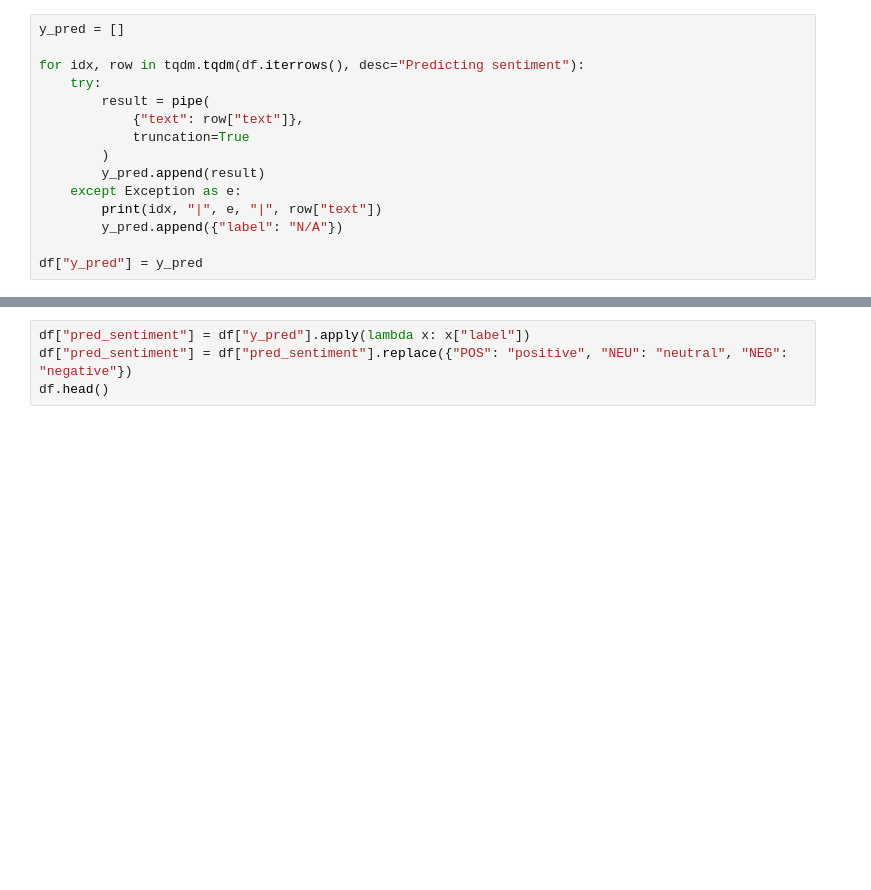
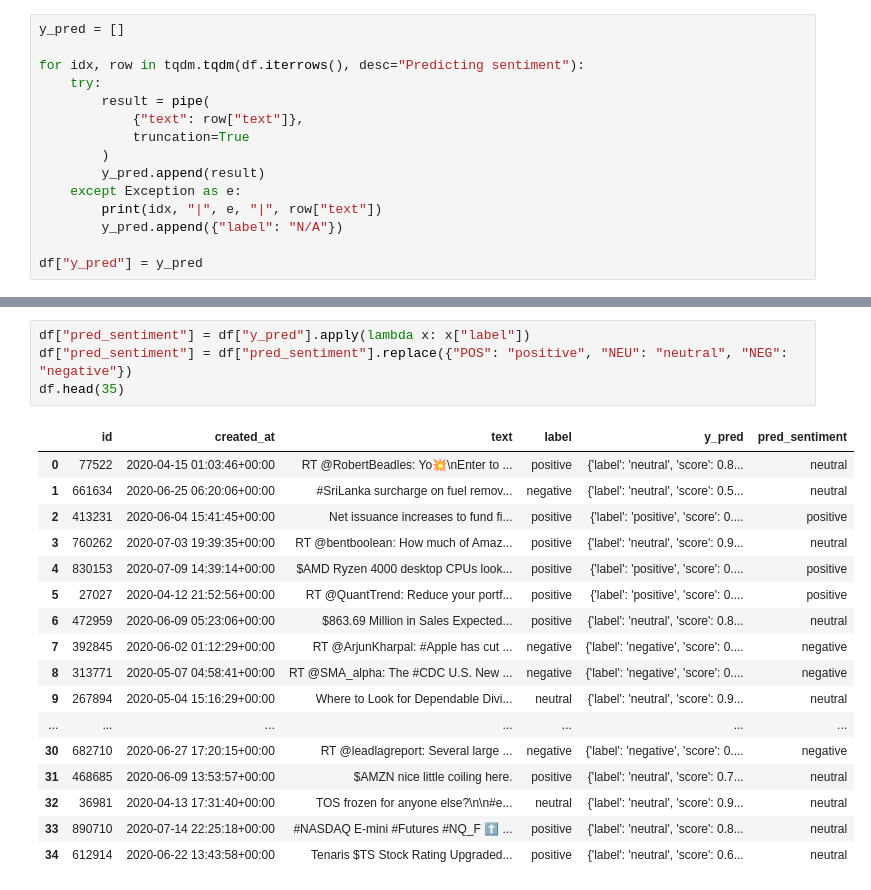
Before and after one commit to NiklasSeitherDHBW/NLP-CrowdFlow, a Jupyter notebook: src/finbert.ipynb, the cells around one changed output, grey strips where cells are left out. Drawn from its saved outputs; the diff is of its cells as text; blank space fills up the shorter version.

```diff
--- a/src/finbert.ipynb
+++ b/src/finbert.ipynb
@@ -32,7 +36,25 @@ df.head()
 # %%
 df["pred_sentiment"] = df["y_pred"].apply(lambda x: x["label"])
 df["pred_sentiment"] = df["pred_sentiment"].replace({"POS": "positive", "NEU": "neutral", "NEG": "negative"})
-df.head()
+df.head(35)
+# %% [output]
+|  | id | created_at | text | label | y_pred | pred_sentiment |
+| 0 | 77522 | 2020-04-15 01:03:46+00:00 | RT @RobertBeadles: Yo💥\nEnter to ... | positive | {'label': 'neutral', 'score': 0.8... | neutral |
+| 1 | 661634 | 2020-06-25 06:20:06+00:00 | #SriLanka surcharge on fuel remov... | negative | {'label': 'neutral', 'score': 0.5... | neutral |
+| 2 | 413231 | 2020-06-04 15:41:45+00:00 | Net issuance increases to fund fi... | positive | {'label': 'positive', 'score': 0.... | positive |
+| 3 | 760262 | 2020-07-03 19:39:35+00:00 | RT @bentboolean: How much of Amaz... | positive | {'label': 'neutral', 'score': 0.9... | neutral |
+| 4 | 830153 | 2020-07-09 14:39:14+00:00 | $AMD Ryzen 4000 desktop CPUs look... | positive | {'label': 'positive', 'score': 0.... | positive |
+| 5 | 27027 | 2020-04-12 21:52:56+00:00 | RT @QuantTrend: Reduce your portf... | positive | {'label': 'positive', 'score': 0.... | positive |
+| 6 | 472959 | 2020-06-09 05:23:06+00:00 | $863.69 Million in Sales Expected... | positive | {'label': 'neutral', 'score': 0.8... | neutral |
+| 7 | 392845 | 2020-06-02 01:12:29+00:00 | RT @ArjunKharpal: #Apple has cut ... | negative | {'label': 'negative', 'score': 0.... | negative |
+| 8 | 313771 | 2020-05-07 04:58:41+00:00 | RT @SMA_alpha: The #CDC U.S. New ... | negative | {'label': 'negative', 'score': 0.... | negative |
+| 9 | 267894 | 2020-05-04 15:16:29+00:00 | Where to Look for Dependable Divi... | neutral | {'label': 'neutral', 'score': 0.9... | neutral |
+| ... | ... | ... | ... | ... | ... | ... |
+| 30 | 682710 | 2020-06-27 17:20:15+00:00 | RT @leadlagreport: Several large ... | negative | {'label': 'negative', 'score': 0.... | negative |
+| 31 | 468685 | 2020-06-09 13:53:57+00:00 | $AMZN nice little coiling here. | positive | {'label': 'neutral', 'score': 0.7... | neutral |
+| 32 | 36981 | 2020-04-13 17:31:40+00:00 | TOS frozen for anyone else?\n\n#e... | neutral | {'label': 'neutral', 'score': 0.9... | neutral |
+| 33 | 890710 | 2020-07-14 22:25:18+00:00 | #NASDAQ E-mini #Futures #NQ_F ⬆️ ... | positive | {'label': 'neutral', 'score': 0.8... | neutral |
+| 34 | 612914 | 2020-06-22 13:43:58+00:00 | Tenaris $TS Stock Rating Upgraded... | positive | {'label': 'neutral', 'score': 0.6... | neutral |
 # %%
 cm = confusion_matrix(df["label"], df["pred_sentiment"], labels=config.SENTIMENTS, normalize="true")
 print(cm)
```
Also changed, not shown: parts of 19 cells of this notebook.
